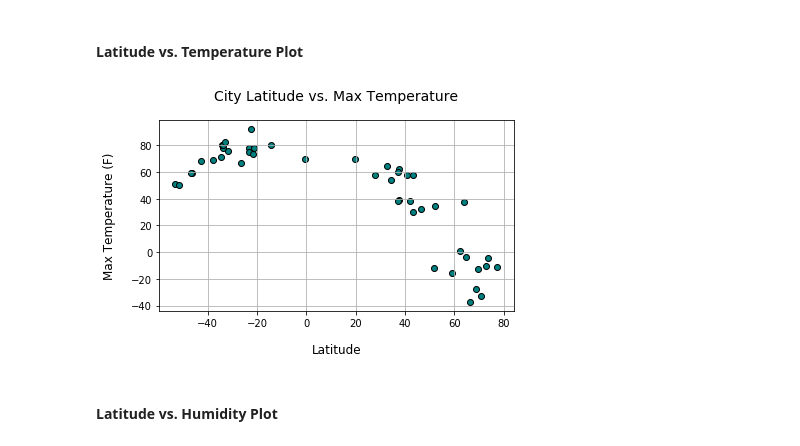
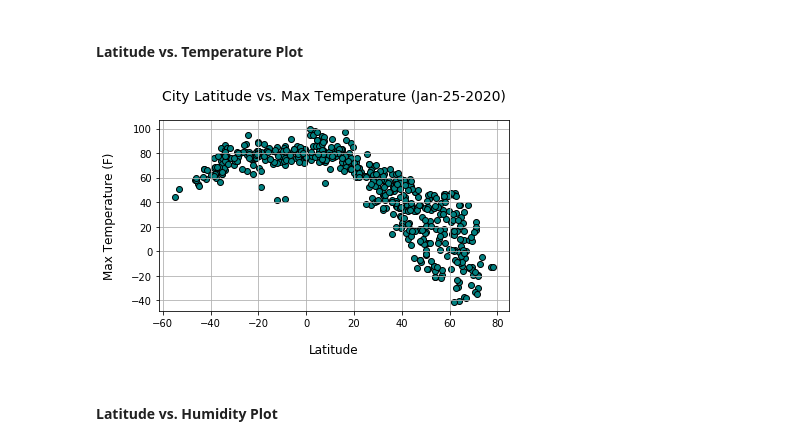
Before and after one commit to anulkar/python-api-challenge, a Jupyter notebook: WeatherPy/WeatherPy.ipynb, the cells around one changed output. Drawn from its saved outputs; the diff is of its cells as text; code cells hidden in the pictures.

```diff
--- a/WeatherPy/WeatherPy.ipynb
+++ b/WeatherPy/WeatherPy.ipynb
@@ -111,8 +112,8 @@ for city_number, city in enumerate(cities, start=1):
         print(f"City {city_number} | Did not find any data for {city}, skipping to the next one...")
         pass
 
-    if city_number == 50:
-        break
+    ##if city_number == 50:
+    ##    break
     # Pause for a half second before making the next API call since the Free version of Weather API only permits 60 calls per minute
     time.sleep(0.5)
 
@@ -159,16 +160,21 @@ weather_data_df.to_csv('../output_data/cities.csv', index_label='City #')
 #### Latitude vs. Temperature Plot
 # %%
 # Draw a scatter plot to showcase the relationship between Temperature (F) vs. Latitude
+
+# Get the current local date so we can print it on the scatter plot
+today = date.today()
+curr_date = today.strftime('%b-%d-%Y')
+
 temp_lat_fig, temp_lat_ax = plt.subplots()
 temp_lat_ax.scatter(latitudes, max_temperatures, facecolors='teal', edgecolors='black')
-temp_lat_ax.set_title('City Latitude vs. Max Temperature', fontsize=14, pad=20)
+temp_lat_ax.set_title(f'City Latitude vs. Max Temperature ({curr_date})', fontsize=14, pad=20)
 temp_lat_ax.set_xlabel('Latitude', fontsize=12, labelpad=15)
 temp_lat_ax.set_ylabel('Max Temperature (F)', fontsize=12, labelpad=15)
 temp_lat_ax.grid(True)
 temp_lat_fig.tight_layout()
 plt.show()
 # %% [output]
-[figure, old version]
+[figure, new version]
 # %% [markdown]
 #### Latitude vs. Humidity Plot
 # %%
```
Also changed, not shown: parts of 6 cells of this notebook.
